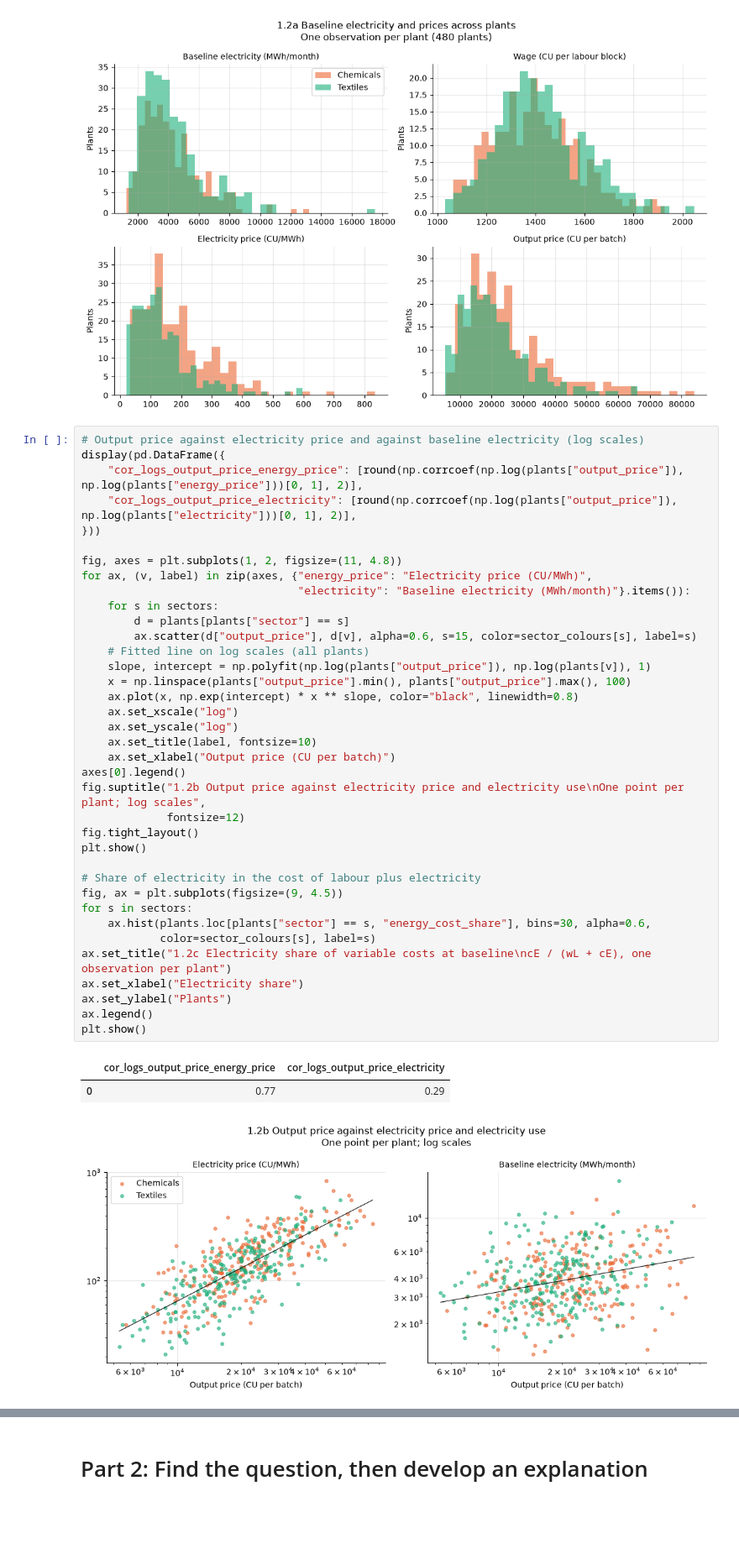
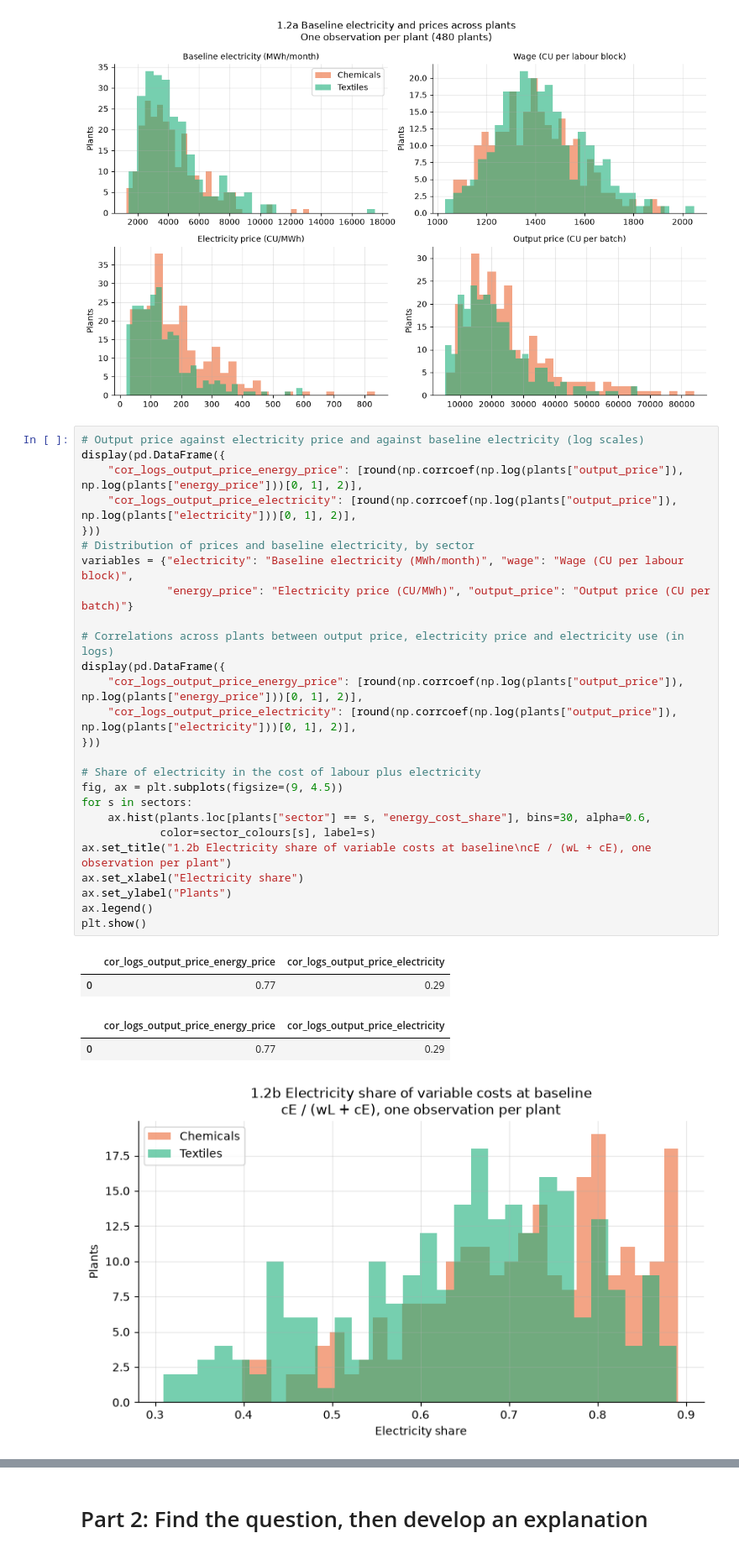
Before and after one commit to xave-markey/hw2_insurance_econ, a Jupyter notebook: assignment2_JL_V2.ipynb, the cells around one changed output, grey strips where cells are left out. Shown at 84% size. Drawn from its saved outputs; the diff is of its cells as text; blank space fills up the shorter version.

```diff
--- a/assignment2_JL_V2.ipynb
+++ b/assignment2_JL_V2.ipynb
@@ -342,41 +389,32 @@ plt.show()
 # %%
 # Output price against electricity price and against baseline electricity (log scales)
 display(pd.DataFrame({
     "cor_logs_output_price_energy_price": [round(np.corrcoef(np.log(plants["output_price"]), np.log(plants["energy_price"]))[0, 1], 2)],
     "cor_logs_output_price_electricity": [round(np.corrcoef(np.log(plants["output_price"]), np.log(plants["electricity"]))[0, 1], 2)],
 }))
+# Distribution of prices and baseline electricity, by sector
+variables = {"electricity": "Baseline electricity (MWh/month)", "wage": "Wage (CU per labour block)",
+             "energy_price": "Electricity price (CU/MWh)", "output_price": "Output price (CU per batch)"}
 
-fig, axes = plt.subplots(1, 2, figsize=(11, 4.8))
-for ax, (v, label) in zip(axes, {"energy_price": "Electricity price (CU/MWh)",
-                                 "electricity": "Baseline electricity (MWh/month)"}.items()):
-    for s in sectors:
-        d = plants[plants["sector"] == s]
-        ax.scatter(d["output_price"], d[v], alpha=0.6, s=15, color=sector_colours[s], label=s)
-    # Fitted line on log scales (all plants)
-    slope, intercept = np.polyfit(np.log(plants["output_price"]), np.log(plants[v]), 1)
-    x = np.linspace(plants["output_price"].min(), plants["output_price"].max(), 100)
-    ax.plot(x, np.exp(intercept) * x ** slope, color="black", linewidth=0.8)
-    ax.set_xscale("log")
-    ax.set_yscale("log")
-    ax.set_title(label, fontsize=10)
-    ax.set_xlabel("Output price (CU per batch)")
-axes[0].legend()
-fig.suptitle("1.2b Output price against electricity price and electricity use\nOne point per plant; log scales",
-             fontsize=12)
-fig.tight_layout()
-plt.show()
+# Correlations across plants between output price, electricity price and electricity use (in logs)
+display(pd.DataFrame({
+    "cor_logs_output_price_energy_price": [round(np.corrcoef(np.log(plants["output_price"]), np.log(plants["energy_price"]))[0, 1], 2)],
+    "cor_logs_output_price_electricity": [round(np.corrcoef(np.log(plants["output_price"]), np.log(plants["electricity"]))[0, 1], 2)],
+}))
 
 # Share of electricity in the cost of labour plus electricity
 fig, ax = plt.subplots(figsize=(9, 4.5))
 for s in sectors:
     ax.hist(plants.loc[plants["sector"] == s, "energy_cost_share"], bins=30, alpha=0.6,
             color=sector_colours[s], label=s)
-ax.set_title("1.2c Electricity share of variable costs at baseline\ncE / (wL + cE), one observation per plant")
+ax.set_title("1.2b Electricity share of variable costs at baseline\ncE / (wL + cE), one observation per plant")
 ax.set_xlabel("Electricity share")
 ax.set_ylabel("Plants")
 ax.legend()
 plt.show()
 # %% [output]
 |  | cor_logs_output_price_energy_price | cor_logs_output_price_electricity |
 | 0 | 0.77 | 0.29 |
+|  | cor_logs_output_price_energy_price | cor_logs_output_price_electricity |
+| 0 | 0.77 | 0.29 |
-[figure, old version]
+[figure, new version]
```
Also changed, not shown: parts of 33 cells of this notebook.
